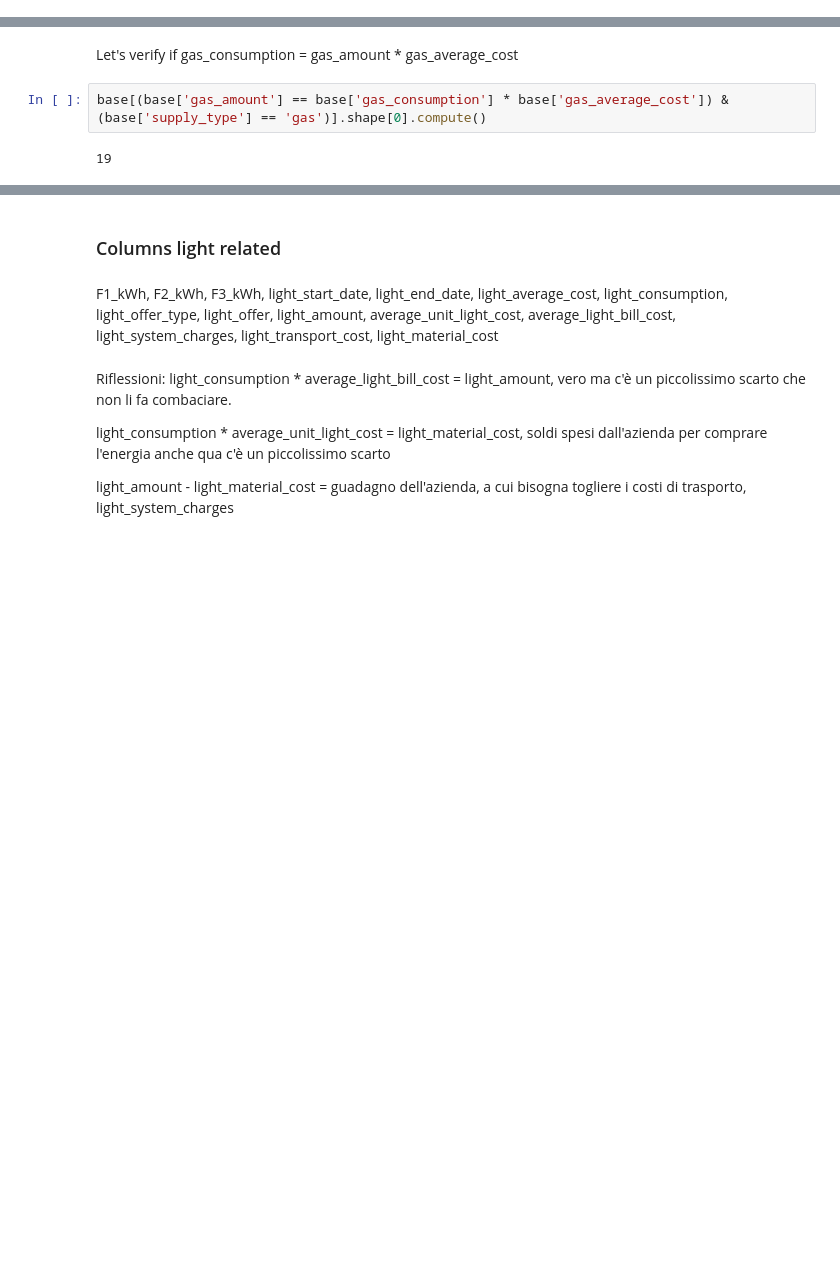
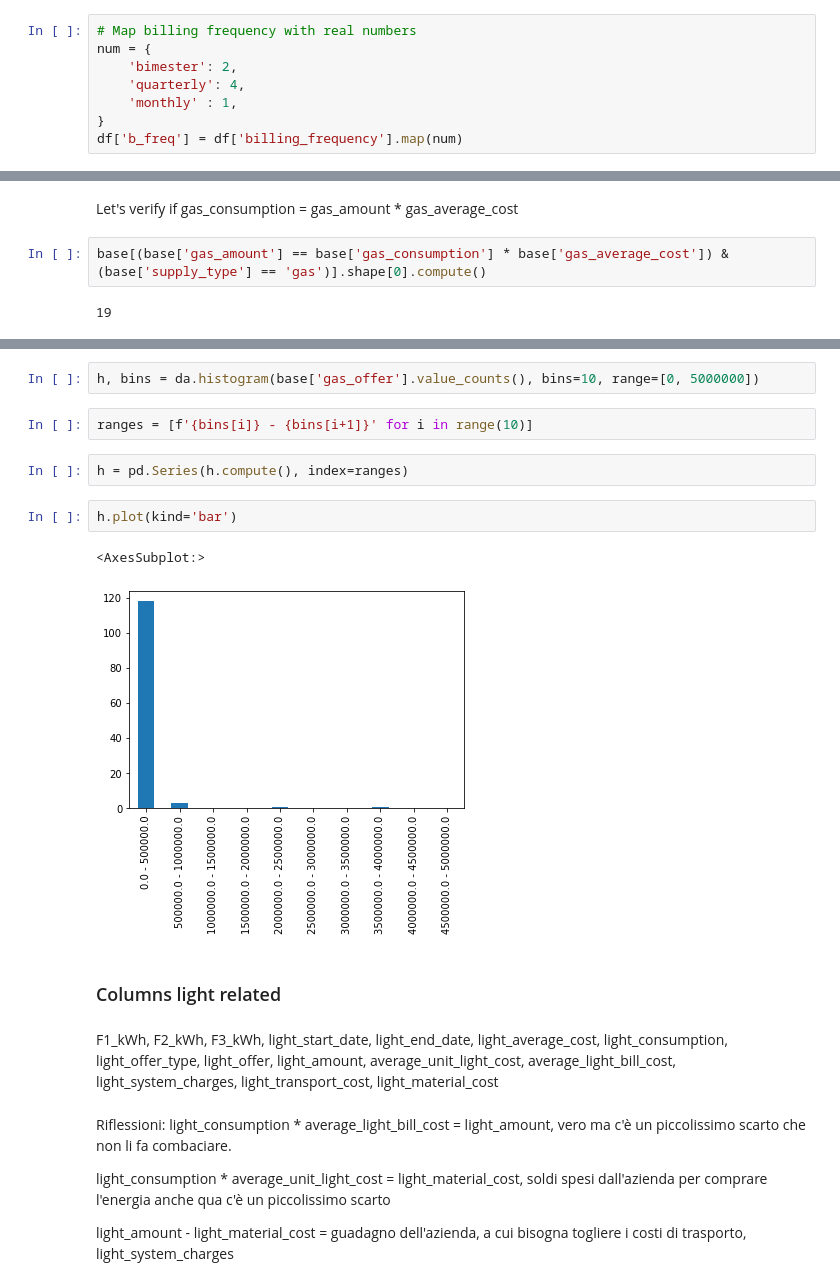
Before and after one commit to Il-Pela/BDMG-Project, a Jupyter notebook: Pelacani.ipynb, the cells around one changed output, grey strips where cells are left out. Saved outputs shown, nothing was run; the diff lists cells and outputs as text; blank space fills up the shorter version.

Commit message:
gas_offer and billing frequency analysis

```diff
--- a/Pelacani.ipynb
+++ b/Pelacani.ipynb
@@ -208,3 +224,11 @@ print(f"DF: {ddf}")
+# %%
+# Map billing frequency with real numbers
+num = {
+    'bimester': 2,
+    'quarterly': 4,
+    'monthly' : 1,
+}
+df['b_freq'] = df['billing_frequency'].map(num)
 # %%
 # Dobbiamo metterli in inglese? Si può fare con un map
 ing = {
@@ -533,3 +572,14 @@ base[(base['gas_amount'] == base['gas_consumption'] * base['gas_average_cost'])
+# %%
+h, bins = da.histogram(base['gas_offer'].value_counts(), bins=10, range=[0, 5000000])
+# %%
+ranges = [f'{bins[i]} - {bins[i+1]}' for i in range(10)]
+# %%
+h = pd.Series(h.compute(), index=ranges)
+# %%
+h.plot(kind='bar')
+# %% [output]
+<AxesSubplot:>
+[figure, added]
 # %% [markdown]
 ### Columns light related
 # %% [markdown]
```
Also changed, not shown: parts of 13 cells of this notebook.
